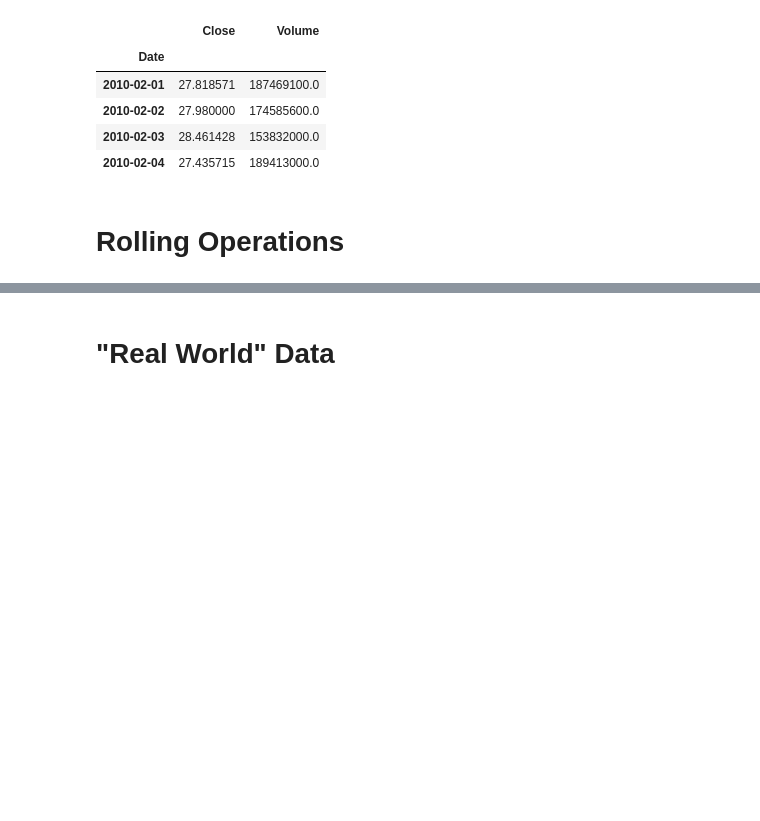
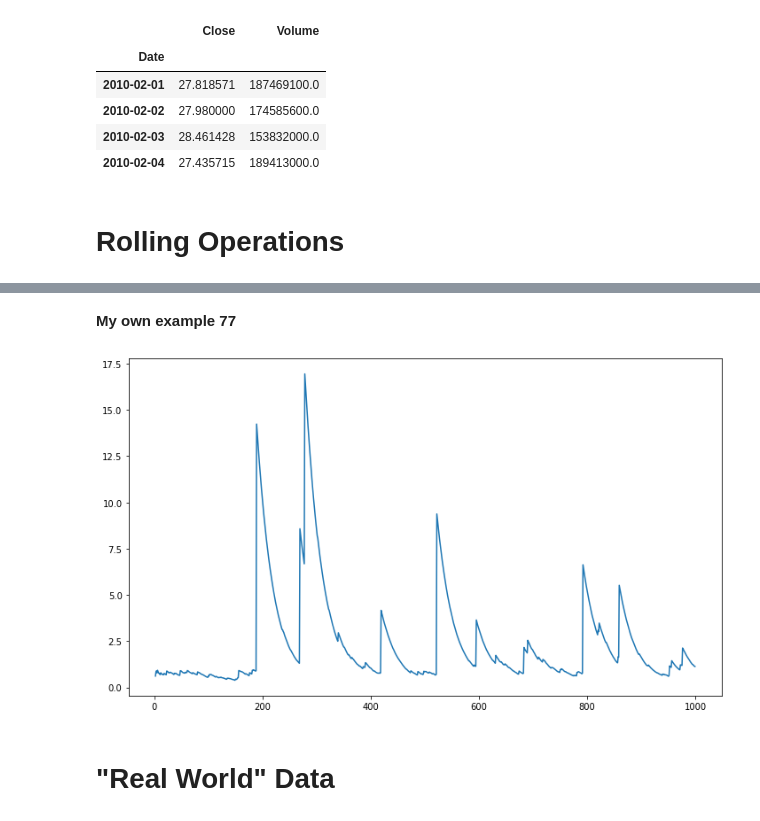
Before and after one commit to jumorenop/MetNumUN2022II, a Jupyter notebook: Lab2/Lab2.ipynb, the cells around one changed output, grey strips where cells are left out. Cells and saved outputs as stored; diff of their text form; code cells hidden in the pictures; blank space fills up the shorter version.

```diff
--- a/Lab2/Lab2.ipynb
+++ b/Lab2/Lab2.ipynb
@@ -881,2 +1648,8 @@ aapl['Close'].pct_change().ewm(span=30).std().plot();
+# %% [markdown]
+**My own example 77**
+# %%
+dvargas['edad'].pct_change().ewm(span=30).std().plot();
+# %% [output]
+[figure, added]
 # %% [markdown]
 # "Real World" Data
```
Also changed, not shown: parts of 207 cells of this notebook.
